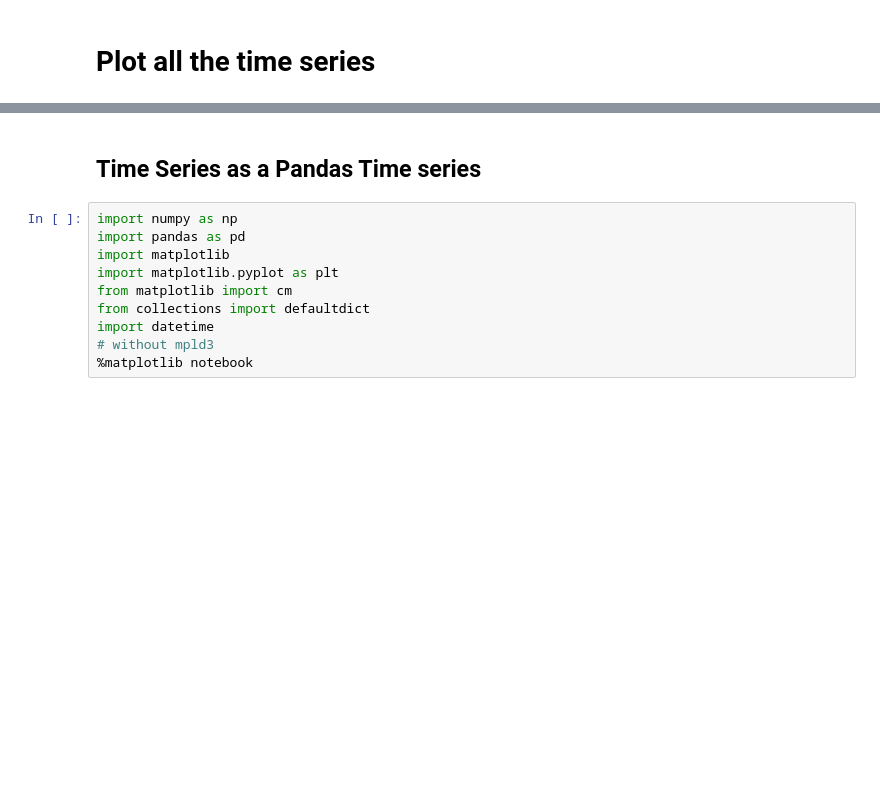
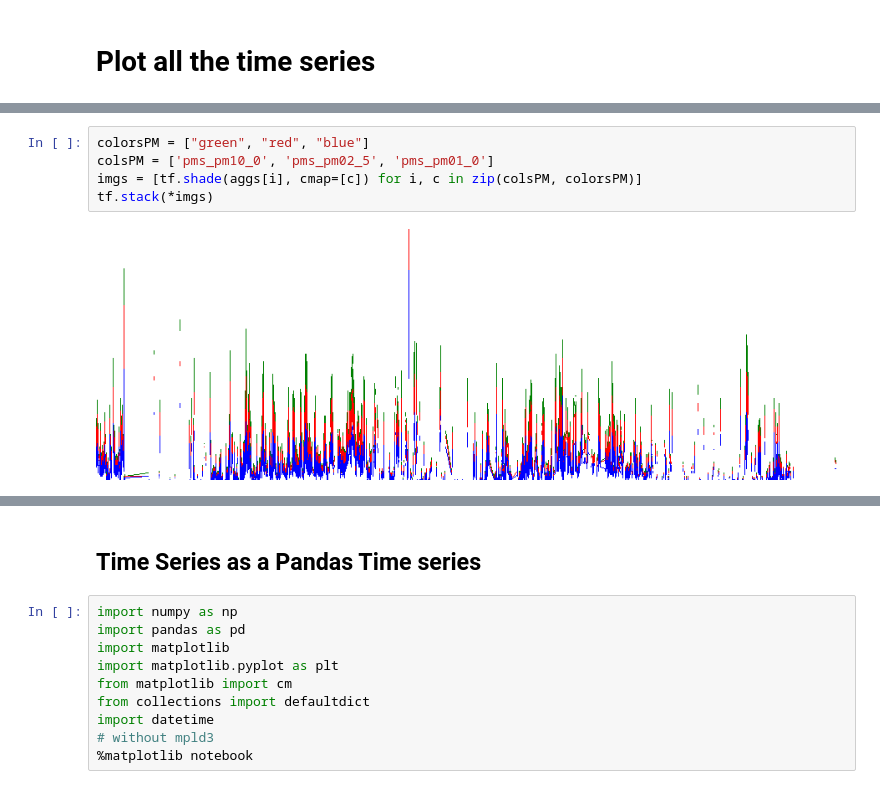
Before and after one commit to DataKind-SF/safecast, a Jupyter notebook: Data Cleaning/Plotting_Testing_DataFilter_And_anomaly_detection_SC.ipynb, the cells around one changed output, grey strips where cells are left out. Saved outputs shown, nothing was run; the diff lists cells and outputs as text; blank space fills up the shorter version.

```diff
--- a/Data Cleaning/Plotting_Testing_DataFilter_And_anomaly_detection_SC.ipynb
+++ b/Data Cleaning/Plotting_Testing_DataFilter_And_anomaly_detection_SC.ipynb
@@ -67,0 +92,7 @@ KeyboardInterrupt:
+# %%
+colorsPM = ["green", "red", "blue"]
+colsPM = ['pms_pm10_0', 'pms_pm02_5', 'pms_pm01_0']
+imgs = [tf.shade(aggs[i], cmap=[c]) for i, c in zip(colsPM, colorsPM)]
+tf.stack(*imgs)
+# %% [output]
+[figure, added]
```
Also changed, not shown: parts of 28 cells of this notebook.
